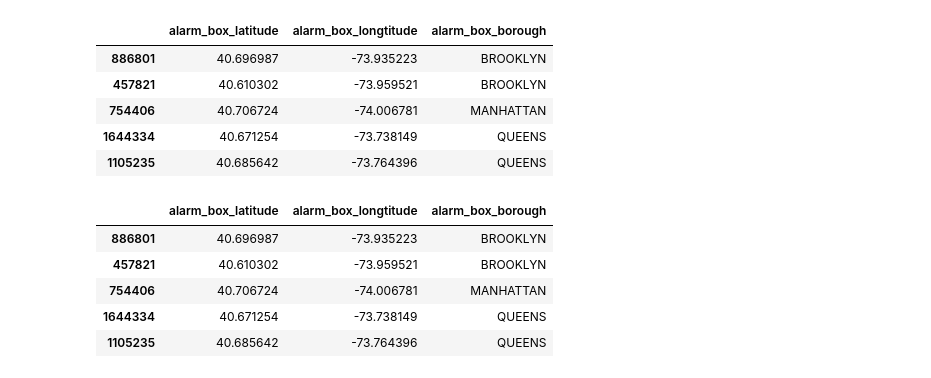
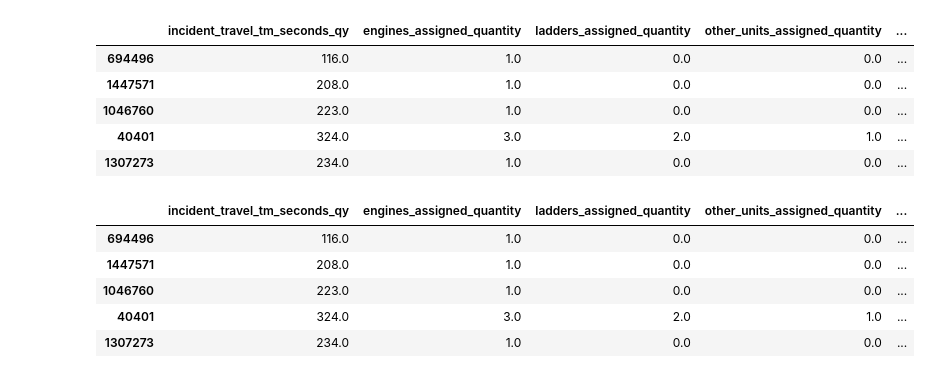
Before and after one commit to loiicd/ny-emergency-ai, a Jupyter notebook: analytics/correlation.ipynb, the cells around one changed output. Drawn from its saved outputs; the diff is of its cells as text; code cells hidden in the pictures.

```diff
--- a/analytics/correlation.ipynb
+++ b/analytics/correlation.ipynb
@@ -1,30 +1,30 @@
 # %%
 import seaborn as sns
 import pandas as pd
 
 df = pd.read_csv('/Users/loic.doerr/dev/ny-emergency-ai/preparedData/incidents.csv')
 
-df = df[['alarm_box_latitude', 'alarm_box_longtitude', 'alarm_box_borough']]
+df = df[['incident_travel_tm_seconds_qy', 'engines_assigned_quantity', 'ladders_assigned_quantity', 'other_units_assigned_quantity', 'alarm_box_borough']]
 
 df = df.sample(n=50000)
 
 df.head()
 # %% [output]
-|  | alarm_box_latitude | alarm_box_longtitude | alarm_box_borough |
-| 886801 | 40.696987 | -73.935223 | BROOKLYN |
-| 457821 | 40.610302 | -73.959521 | BROOKLYN |
-| 754406 | 40.706724 | -74.006781 | MANHATTAN |
-| 1644334 | 40.671254 | -73.738149 | QUEENS |
-| 1105235 | 40.685642 | -73.764396 | QUEENS |
+|  | incident_travel_tm_seconds_qy | engines_assigned_quantity | ladders_assigned_quantity | other_units_assigned_quantity | ... |
+| 694496 | 116.0 | 1.0 | 0.0 | 0.0 | ... |
+| 1447571 | 208.0 | 1.0 | 0.0 | 0.0 | ... |
+| 1046760 | 223.0 | 1.0 | 0.0 | 0.0 | ... |
+| 40401 | 324.0 | 3.0 | 2.0 | 1.0 | ... |
+| 1307273 | 234.0 | 1.0 | 0.0 | 0.0 | ... |
 # %%
 # df = pd.get_dummies(df, columns=['alarm_box_borough'], dtype=int)
 
 df.head()
 # %% [output]
-|  | alarm_box_latitude | alarm_box_longtitude | alarm_box_borough |
-| 886801 | 40.696987 | -73.935223 | BROOKLYN |
-| 457821 | 40.610302 | -73.959521 | BROOKLYN |
-| 754406 | 40.706724 | -74.006781 | MANHATTAN |
-| 1644334 | 40.671254 | -73.738149 | QUEENS |
-| 1105235 | 40.685642 | -73.764396 | QUEENS |
+|  | incident_travel_tm_seconds_qy | engines_assigned_quantity | ladders_assigned_quantity | other_units_assigned_quantity | ... |
+| 694496 | 116.0 | 1.0 | 0.0 | 0.0 | ... |
+| 1447571 | 208.0 | 1.0 | 0.0 | 0.0 | ... |
+| 1046760 | 223.0 | 1.0 | 0.0 | 0.0 | ... |
+| 40401 | 324.0 | 3.0 | 2.0 | 1.0 | ... |
+| 1307273 | 234.0 | 1.0 | 0.0 | 0.0 | ... |
 # %%
```
Also changed, not shown: parts of 2 cells of this notebook, 16 other files.
